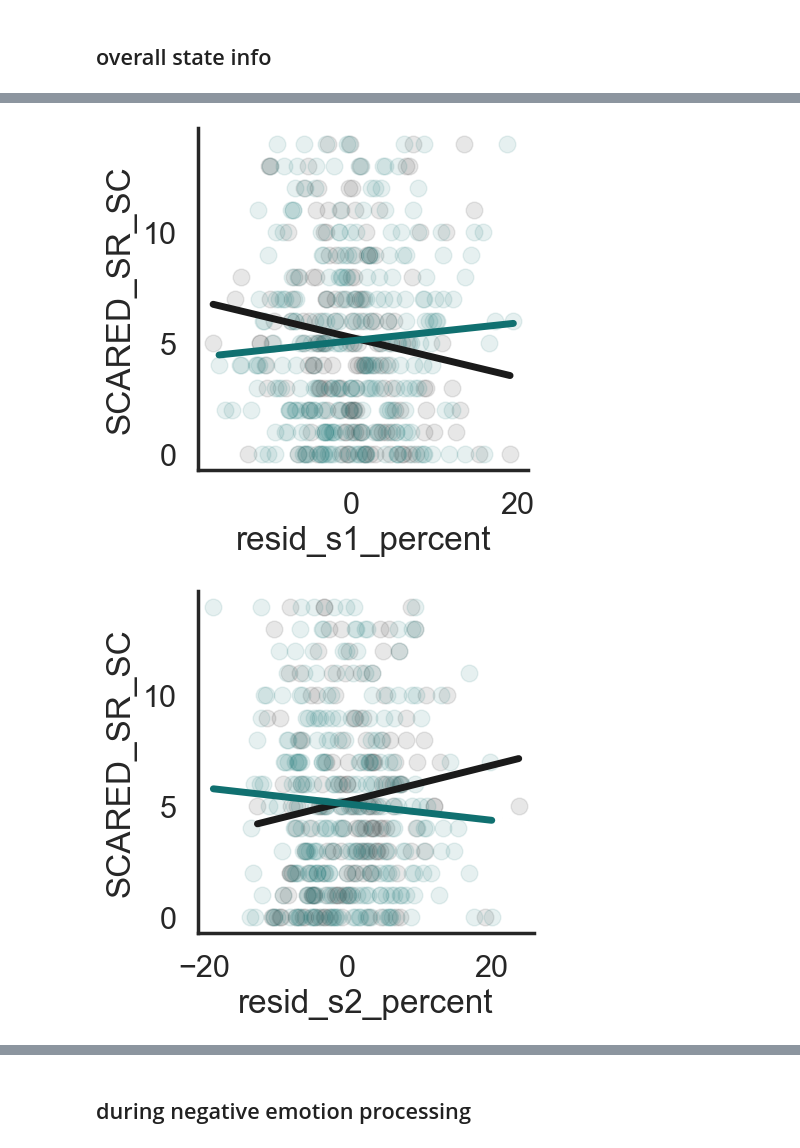
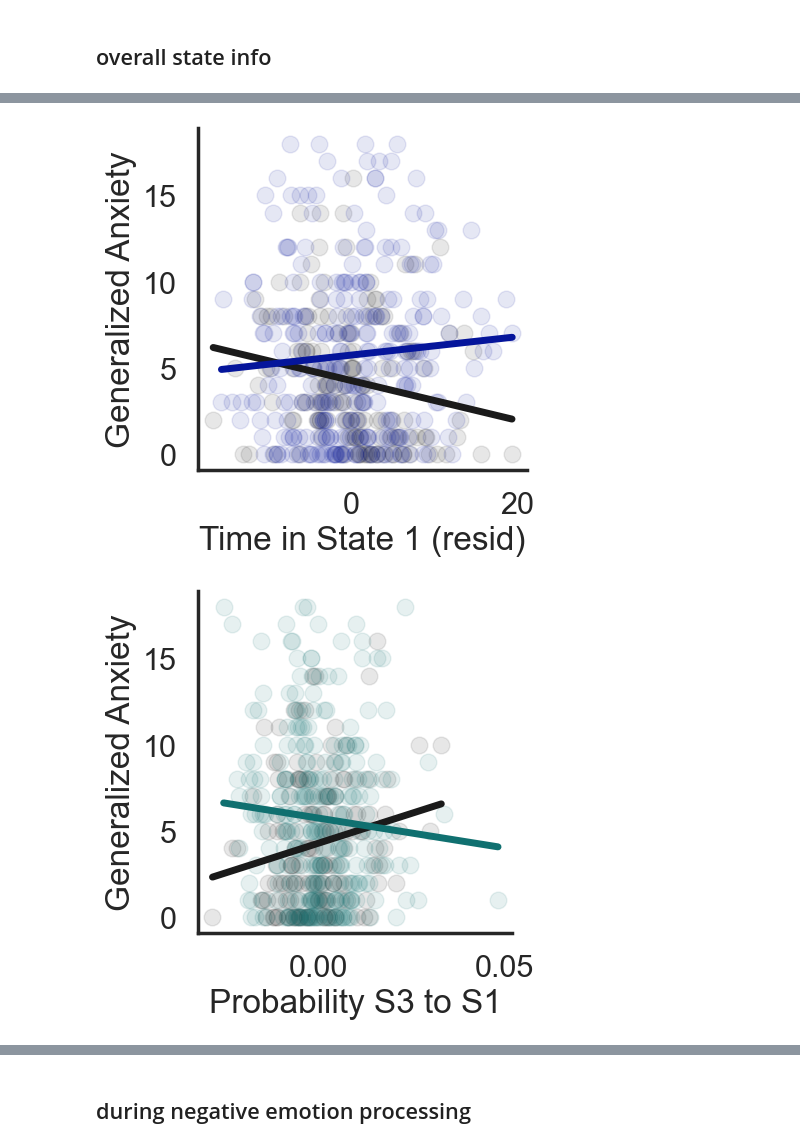
Before and after one commit to catcamacho/hbn_brain_states_gen_anx, a Jupyter notebook: 3_IndividualDifferences.ipynb, the cells around one changed output, grey strips where cells are left out. Cells and saved outputs as stored; diff of their text form; code cells hidden in the pictures.

```diff
--- a/3_IndividualDifferences.ipynb
+++ b/3_IndividualDifferences.ipynb
@@ -1179,26 +1185,52 @@ results_df.round(3)
 # %%
 sns.set(context='poster', style='white')
 # residualized brain state measures and plot
-sig = results_df.loc[results_df['interact_FDRp']<0.05,:]
-for i in sig.index:
-    full_data = pd.read_csv(os.path.join(out_folder, 'movie{0}_full_dataset.csv'.format(movie)), index_col=0)
-    full_data.loc[:,'age_group'] = 'younger'
-    full_data.loc[full_data['age']>np.percentile(full_data['age'], 50),'age_group'] = 'older'
-    res = smf.glm('{0} ~ age + female + meanFD + {1}'.format(sig.loc[i, 'DV'],sig.loc[i, 'IV']), data=full_data).fit()
-    t = pd.DataFrame(res.resid_response, index = res.resid_response.index, columns = ['resid_{0}'.format(sig.loc[i, 'DV'])])
-    full_data = full_data.merge(t, how='left', left_index=True, right_index=True)
 
-    sns.lmplot(x='resid_{0}'.format(sig.loc[i, 'DV']), y=sig.loc[i, 'IV'], data=full_data, ci=None, hue='age_group',
-               palette=['k', state_palette[2]], hue_order=['younger','older'], legend=None,
-               line_kws={'lw':5},
-               scatter_kws={'alpha':0.1})
-    #plt.ylabel('Generalized Anxiety')
-    #plt.xlabel('Time in High VAN (resid)')
-    sns.despine()
-    plt.tight_layout()
-    plt.savefig(os.path.join(out_folder, 'movieDM_scatter_{0}-age-interact_pred_{1}.png'.format(sig.loc[i, 'DV'],sig.loc[i, 'DV'])), dpi=300)
-    plt.show()
-    plt.close()
+IV = 'SCARED_SR_GD'
+DV = 's1_percent'
+
+full_data = pd.read_csv(os.path.join(out_folder, 'movie{0}_full_dataset.csv'.format(movie)), index_col=0)
+full_data.loc[:,'age_group'] = 'younger'
+full_data.loc[full_data['age']>np.percentile(full_data['age'], 50),'age_group'] = 'older'
+res = smf.glm('{0} ~ age + female + meanFD + {1}'.format(DV, IV), data=full_data).fit()
+t = pd.DataFrame(res.resid_response, index = res.resid_response.index, columns = ['resid_{0}'.format(DV)])
+full_data = full_data.merge(t, how='left', left_index=True, right_index=True)
+
+sns.lmplot(x='resid_{0}'.format(DV), y=IV, data=full_data, ci=None, hue='age_group',
+           palette=['k', state_palette[0]], hue_order=['younger','older'], legend=None,
+           line_kws={'lw':5},
+           scatter_kws={'alpha':0.1})
+plt.ylabel('Generalized Anxiety')
+plt.xlabel('Time in State 1 (resid)')
+sns.despine()
+plt.tight_layout()
+plt.savefig(os.path.join(out_folder, 'movieDM_scatter_GD-age-interact_pred_{0}.png'.format(DV)), dpi=300)
+plt.show()
+plt.close()
+
+
+
+IV = 'SCARED_SR_GD'
+DV = 's3_to_1_all'
+
+full_data = pd.read_csv(os.path.join(out_folder, 'movie{0}_full_dataset.csv'.format(movie)), index_col=0)
+full_data.loc[:,'age_group'] = 'younger'
+full_data.loc[full_data['age']>np.percentile(full_data['age'], 50),'age_group'] = 'older'
+res = smf.glm('{0} ~ age + female + meanFD + {1}'.format(DV, IV), data=full_data).fit()
+t = pd.DataFrame(res.resid_response, index = res.resid_response.index, columns = ['resid_{0}'.format(DV)])
+full_data = full_data.merge(t, how='left', left_index=True, right_index=True)
+
+sns.lmplot(x='resid_{0}'.format(DV), y=IV, data=full_data, ci=None, hue='age_group',
+           palette=['k', state_palette[2]], hue_order=['younger','older'], legend=None,
+           line_kws={'lw':5},
+           scatter_kws={'alpha':0.1})
+plt.ylabel('Generalized Anxiety')
+plt.xlabel('Probability S3 to S1')
+sns.despine()
+plt.tight_layout()
+plt.savefig(os.path.join(out_folder, 'movieDM_scatter_GD-age-interact_pred_{0}.png'.format(DV)), dpi=300)
+plt.show()
+plt.close()
 # %% [output]
-[figure, old version]
+[figure, new version]
-[figure, old version]
+[figure, new version]
```
Also changed, not shown: parts of 2 cells of this notebook, 2 other files.
